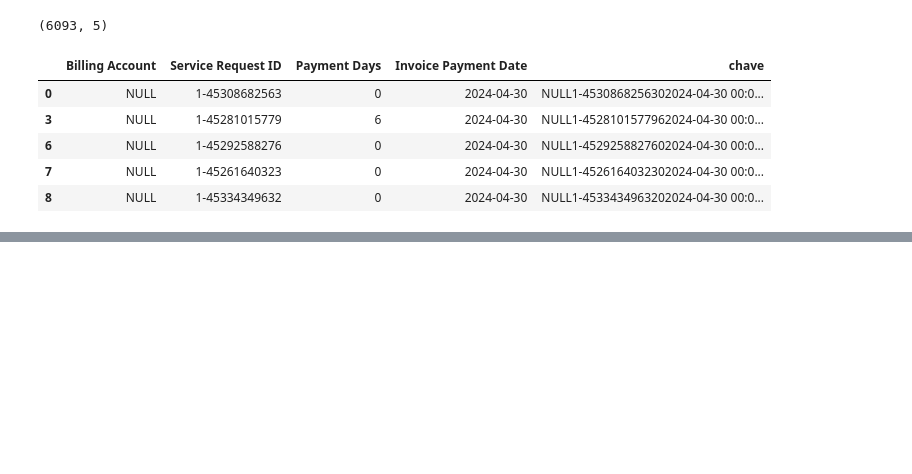
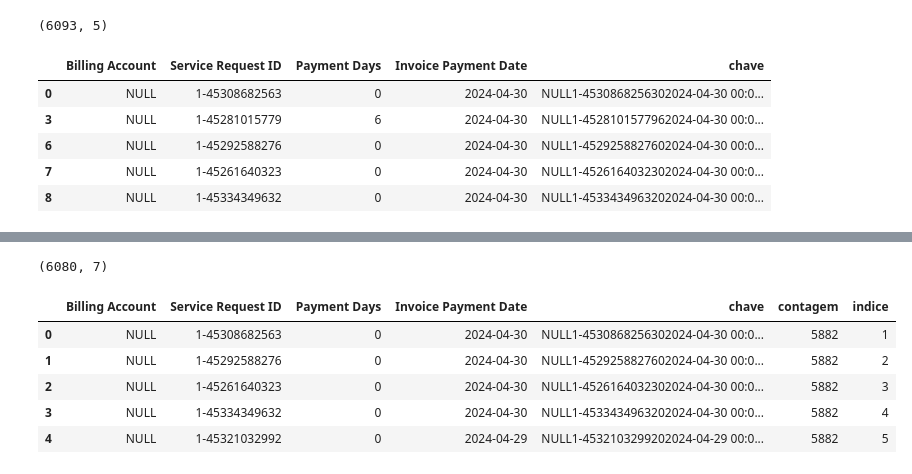
Before and after one commit to josepmatias/nos_reten-ao, a Jupyter notebook: actividades extra.ipynb, the cells around one changed output, grey strips where cells are left out. Drawn from its saved outputs; the diff is of its cells as text; code cells hidden in the pictures; blank space fills up the shorter version.

```diff
--- a/actividades extra.ipynb
+++ b/actividades extra.ipynb
@@ -503,0 +520,18 @@ template_pagamentodb3=template_pagamentodb2.drop_duplicates()
+# %%
+#levar billing accounts diferentes de null com indice 1 e todas as billing accounts null
+
+mask_null1=template_pagamentodb4.iloc[:, 0]=="NULL"
+maskindice1=(template_pagamentodb4["indice"]==1) & (template_pagamentodb4.iloc[:, 0]!="NULL")
+
+template_pagamentodb5=pd.concat([template_pagamentodb4.loc[mask_null1], template_pagamentodb4.loc[maskindice1]], ignore_index=True)
+
+print(template_pagamentodb5.shape)
+template_pagamentodb5.head()
+# %% [output]
+(6080, 7)
+|  | Billing Account | Service Request ID | Payment Days | Invoice Payment Date | chave | contagem | indice |
+| 0 | NULL | 1-45308682563 | 0 | 2024-04-30 | NULL1-4530868256302024-04-30 00:0... | 5882 | 1 |
+| 1 | NULL | 1-45292588276 | 0 | 2024-04-30 | NULL1-4529258827602024-04-30 00:0... | 5882 | 2 |
+| 2 | NULL | 1-45261640323 | 0 | 2024-04-30 | NULL1-4526164032302024-04-30 00:0... | 5882 | 3 |
+| 3 | NULL | 1-45334349632 | 0 | 2024-04-30 | NULL1-4533434963202024-04-30 00:0... | 5882 | 4 |
+| 4 | NULL | 1-45321032992 | 0 | 2024-04-29 | NULL1-4532103299202024-04-29 00:0... | 5882 | 5 |
```
Also changed, not shown: parts of 7 cells of this notebook.
